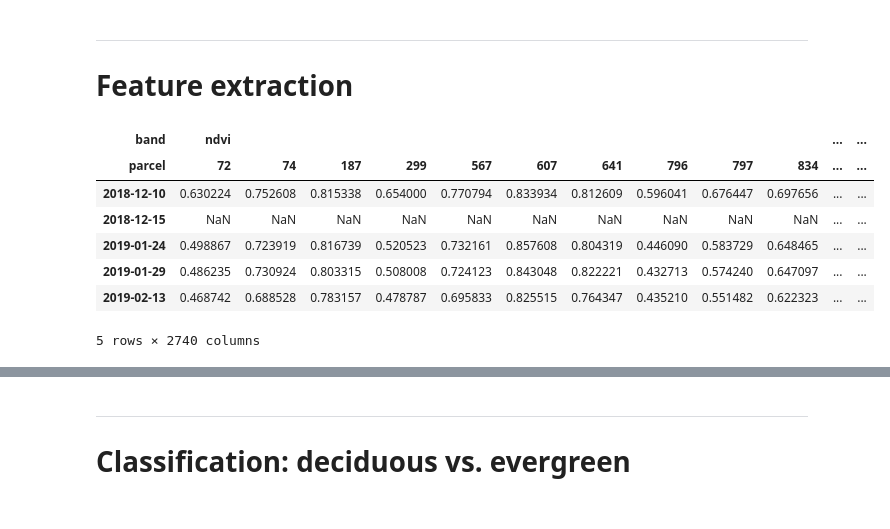
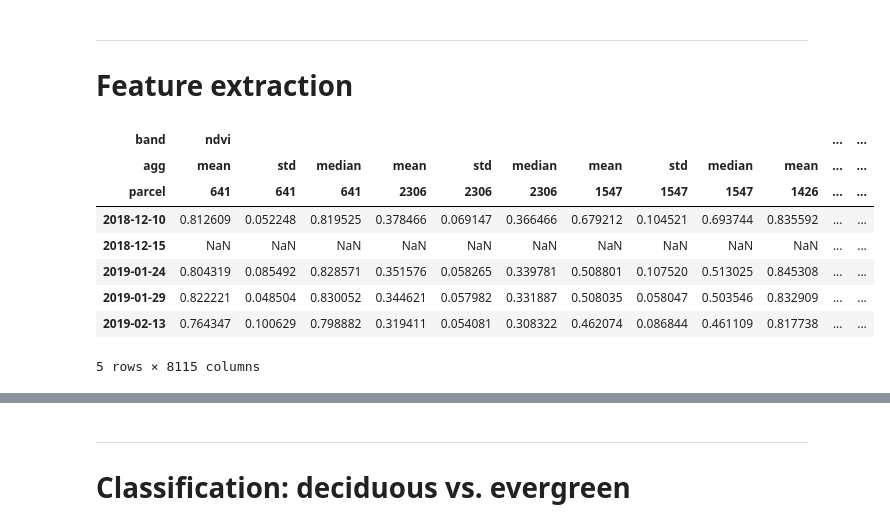
Before and after one commit to GarnierAdrian/MVA-rs-project, a Jupyter notebook: helper.ipynb, the cells around one changed output, grey strips where cells are left out. Saved outputs shown, nothing was run; the diff lists cells and outputs as text; code cells hidden in the pictures.

```diff
--- a/helper.ipynb
+++ b/helper.ipynb
@@ -372,25 +340,19 @@ pd.concat([
 
 # Feature extraction
 # %%
-with open('index_data.pkl', 'rb') as f:
-  index_data = pickle.load(f)
-
-with open('index_std_data.pkl', 'rb') as f:
-  index_std_data = pickle.load(f)
+index_df = pd.read_pickle('index_all_data.pkl')
 # %%
-index_df = pd.concat([pd.DataFrame(v, columns=pd.MultiIndex.from_tuples(v.keys(), names=["band", "parcel"])) for v in index_data.values()], axis='columns').sort_index()
-index_std_df = pd.concat([pd.DataFrame(v, columns=pd.MultiIndex.from_tuples(v.keys(), names=["band", "parcel"])) for v in index_std_data.values()], axis='columns').sort_index()
-index_median_df = pd.concat([pd.DataFrame(v, columns=pd.MultiIndex.from_tuples(v.keys(), names=["band", "parcel"])) for v in index_median_data.values()], axis='columns').sort_index()
 index_df.head()
 # %% [output]
 | band | ndvi |  |  |  |  |  |  |  |  |  | ... | ... |
-| parcel | 72 | 74 | 187 | 299 | 567 | 607 | 641 | 796 | 797 | 834 | ... | ... |
-| 2018-12-10 | 0.630224 | 0.752608 | 0.815338 | 0.654000 | 0.770794 | 0.833934 | 0.812609 | 0.596041 | 0.676447 | 0.697656 | ... | ... |
+| agg | mean | std | median | mean | std | median | mean | std | median | mean | ... | ... |
+| parcel | 641 | 641 | 641 | 2306 | 2306 | 2306 | 1547 | 1547 | 1547 | 1426 | ... | ... |
+| 2018-12-10 | 0.812609 | 0.052248 | 0.819525 | 0.378466 | 0.069147 | 0.366466 | 0.679212 | 0.104521 | 0.693744 | 0.835592 | ... | ... |
 | 2018-12-15 | NaN | NaN | NaN | NaN | NaN | NaN | NaN | NaN | NaN | NaN | ... | ... |
-| 2019-01-24 | 0.498867 | 0.723919 | 0.816739 | 0.520523 | 0.732161 | 0.857608 | 0.804319 | 0.446090 | 0.583729 | 0.648465 | ... | ... |
-| 2019-01-29 | 0.486235 | 0.730924 | 0.803315 | 0.508008 | 0.724123 | 0.843048 | 0.822221 | 0.432713 | 0.574240 | 0.647097 | ... | ... |
-| 2019-02-13 | 0.468742 | 0.688528 | 0.783157 | 0.478787 | 0.695833 | 0.825515 | 0.764347 | 0.435210 | 0.551482 | 0.622323 | ... | ... |
+| 2019-01-24 | 0.804319 | 0.085492 | 0.828571 | 0.351576 | 0.058265 | 0.339781 | 0.508801 | 0.107520 | 0.513025 | 0.845308 | ... | ... |
+| 2019-01-29 | 0.822221 | 0.048504 | 0.830052 | 0.344621 | 0.057982 | 0.331887 | 0.508035 | 0.058047 | 0.503546 | 0.832909 | ... | ... |
+| 2019-02-13 | 0.764347 | 0.100629 | 0.798882 | 0.319411 | 0.054081 | 0.308322 | 0.462074 | 0.086844 | 0.461109 | 0.817738 | ... | ... |
-5 rows × 2740 columns
+5 rows × 8115 columns
 # %%
 def winter_over_summer(df):
 
```
Also changed, not shown: parts of 38 cells of this notebook, 2 other files.
